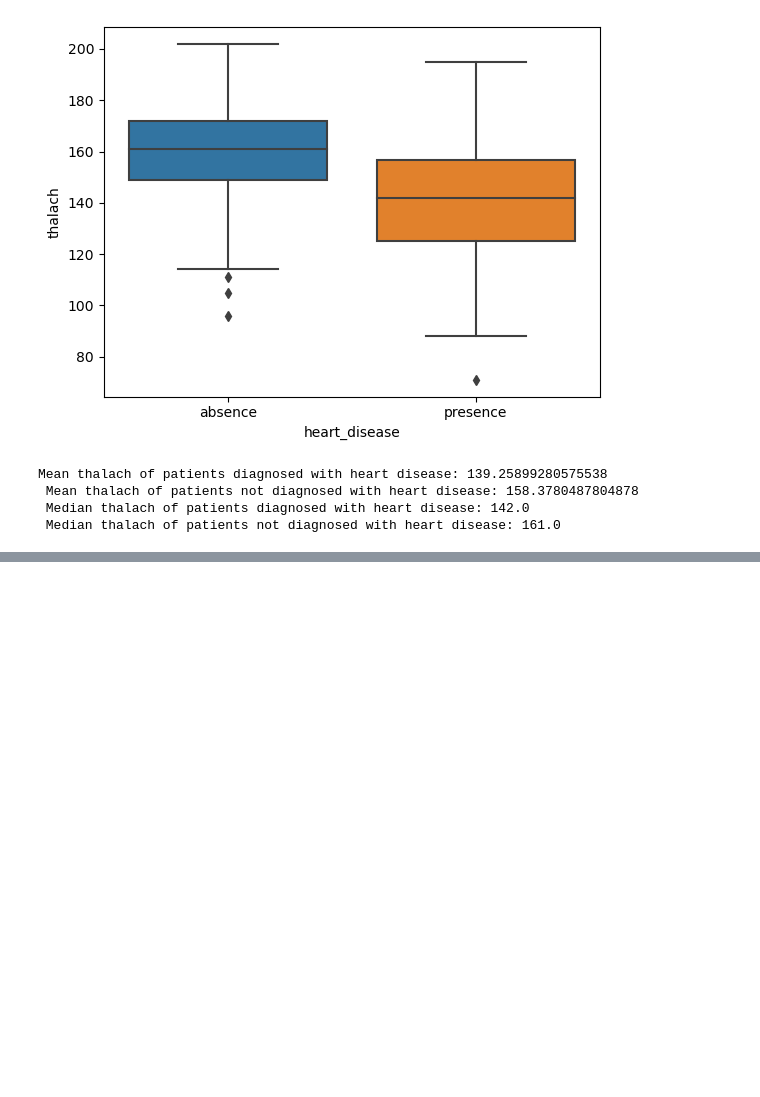
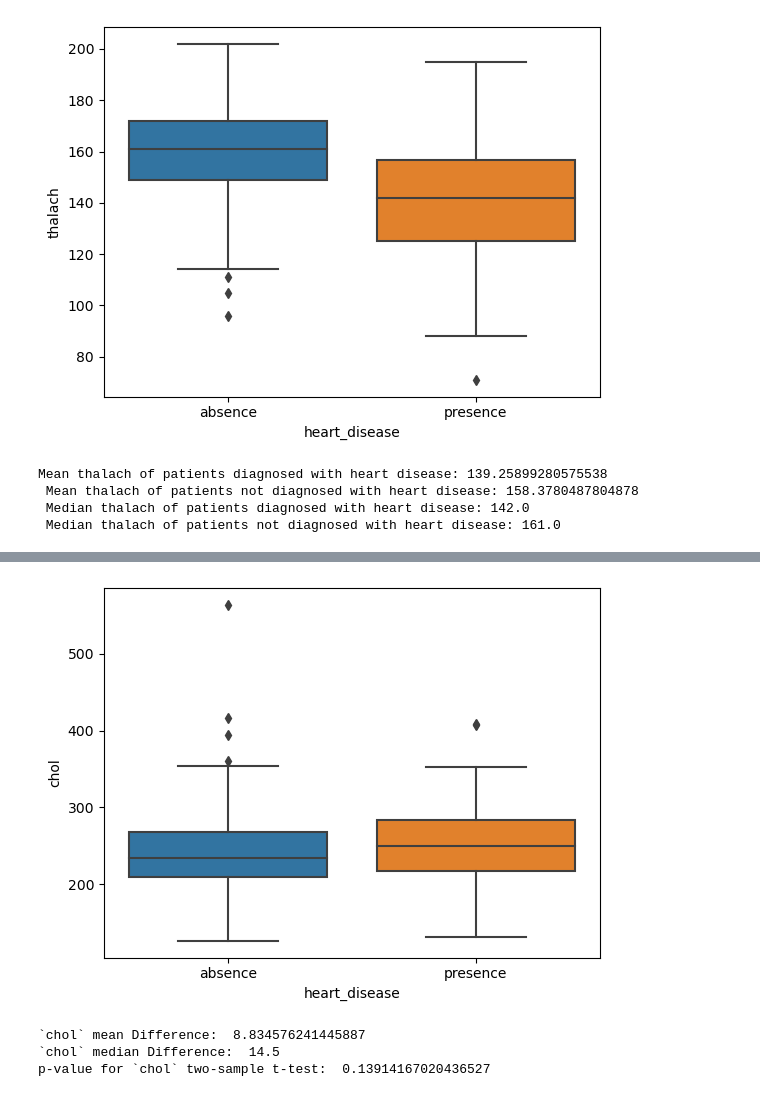
Before and after one commit to fatemehaa/DS-ML-Git-Projects, a Jupyter notebook: Heart Disease Research Part II/heart-disease-research-part-2.ipynb, the cells around one changed output, grey strips where cells are left out. Drawn from its saved outputs; the diff is of its cells as text; code cells hidden in the pictures; blank space fills up the shorter version.

```diff
--- a/Heart Disease Research Part II/heart-disease-research-part-2.ipynb
+++ b/Heart Disease Research Part II/heart-disease-research-part-2.ipynb
@@ -37,0 +87,20 @@ Mean thalach of patients diagnosed with heart disease: 139.25899280575538
+# %%
+#chol
+plt.clf()
+sns.boxplot(x=heart.heart_disease, y=heart.chol)
+plt.show()
+
+chol_hd = heart.chol[heart.heart_disease == 'presence']
+chol_no_hd = heart.chol[heart.heart_disease == 'absence']
+
+mean_diff = np.mean(chol_hd) - np.mean(chol_no_hd)
+print('`chol` mean Difference: ', mean_diff)
+med_diff = np.median(chol_hd) - np.median(chol_no_hd)
+print('`chol` median Difference: ', med_diff)
+tstat, pval = ttest_ind(chol_hd, chol_no_hd)
+print('p-value for `chol` two-sample t-test: ', pval)
+# %% [output]
+[figure, added]
+`chol` mean Difference:  8.834576241445887
+`chol` median Difference:  14.5
+p-value for `chol` two-sample t-test:  0.13914167020436527
```
Also changed, not shown: parts of 5 cells of this notebook.
